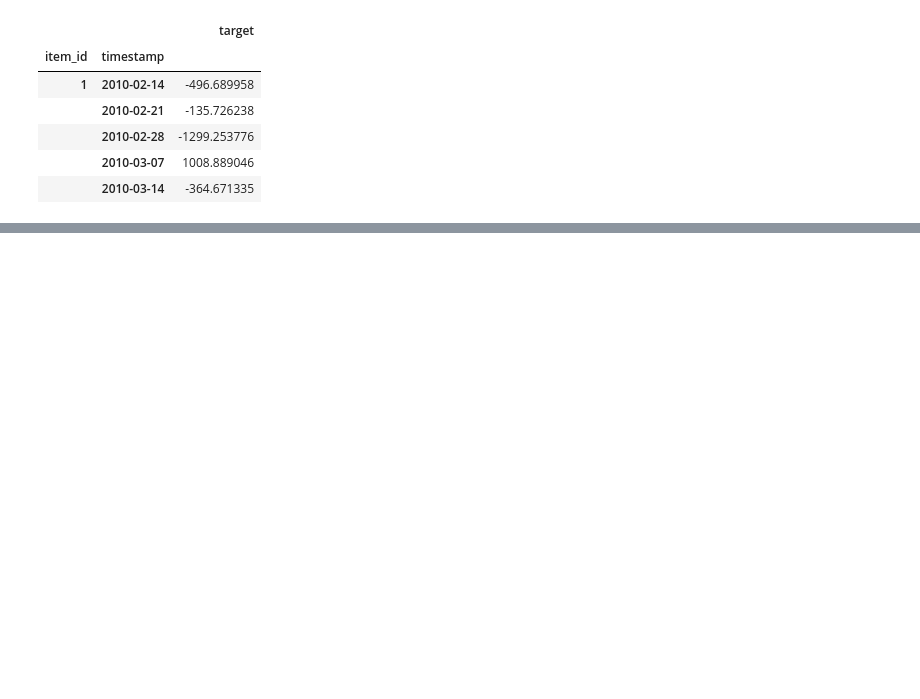
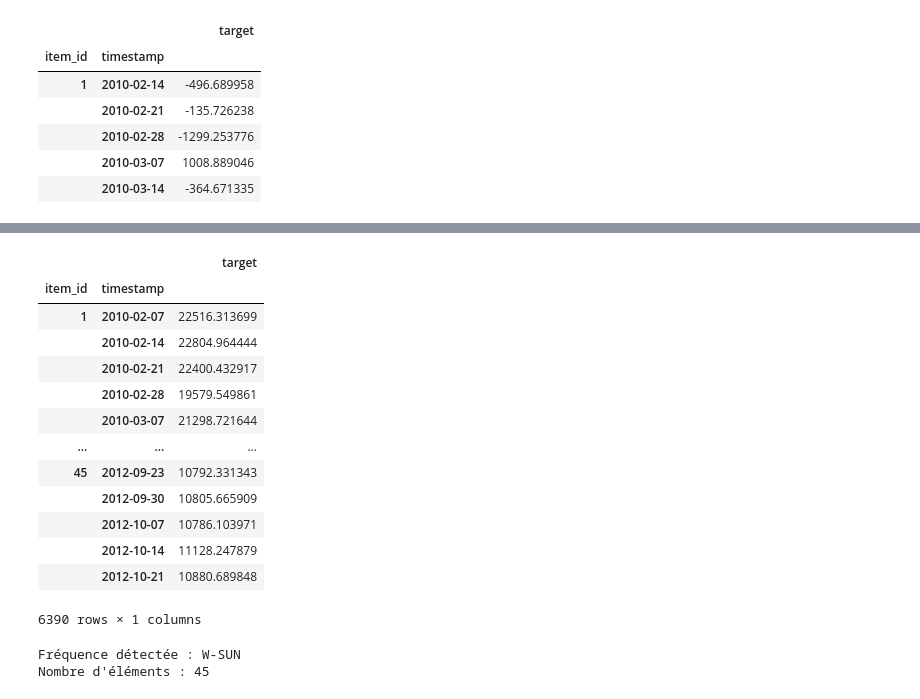
Before and after one commit to jhn-l/OC-P9, a Jupyter notebook: walmart-sales-forecasting.ipynb, the cells around one changed output, grey strips where cells are left out. Saved outputs shown, nothing was run; the diff lists cells and outputs as text; code cells hidden in the pictures; blank space fills up the shorter version.

```diff
--- a/walmart-sales-forecasting.ipynb
+++ b/walmart-sales-forecasting.ipynb
@@ -1507,0 +1675,61 @@ data_test.head()
+# %%
+import pandas as pd
+from autogluon.timeseries import TimeSeriesDataFrame
+
+# Chargement des données depuis un fichier CSV
+df = pd.read_csv("clean_data.csv")
+
+# Conversion des colonnes
+df['timestamp'] = pd.to_datetime(df['Date'], errors='coerce')  # Convertir la colonne des dates
+df['target'] = pd.to_numeric(df['Weekly_Sales'], errors='coerce')  # Convertir les valeurs cibles
+df['item_id'] = df['Store'] if 'Store' in df.columns else 1  # Ajouter un identifiant pour chaque magasin
+
+# Garder uniquement les colonnes nécessaires
+df = df[['item_id', 'timestamp', 'target']].dropna()  # Suppression des valeurs NaN
+df = df.sort_values(by=['item_id', 'timestamp']).reset_index(drop=True)  # Trier les données
+
+# Gérer les doublons : regrouper par item_id et timestamp, et prendre la moyenne des cibles
+df = df.groupby(['item_id', 'timestamp'], as_index=False).agg({'target': 'mean'})
+
+df = df.dropna(subset=['target'])  # Suppression des valeurs NaN
+
+# Rééchantillonnage pour assurer une fréquence régulière
+freq = 'W'  # Fréquence hebdomadaire
+regular_data = []
+
+for item_id, group in df.groupby('item_id'):
+    group = group.set_index('timestamp').asfreq(freq, method='pad')  # Remplir les valeurs manquantes par la dernière valeur
+    group['item_id'] = item_id  # Ajouter la colonne item_id
+    regular_data.append(group.reset_index())
+
+# Combiner les données rééchantillonnées
+df_regular = pd.concat(regular_data, ignore_index=True)
+
+# Convertir en TimeSeriesDataFrame
+ts_df = TimeSeriesDataFrame.from_data_frame(
+    df_regular,
+    id_column="item_id",
+    timestamp_column="timestamp"
+)
+
+# Affichage des informations
+display(ts_df)
+print(f"Fréquence détectée : {ts_df.freq}")
+print(f"Nombre d'éléments : {ts_df.num_items}")
+# %% [output]
+|  |  | target |
+| item_id | timestamp |  |
+| 1 | 2010-02-07 | 22516.313699 |
+|  | 2010-02-14 | 22804.964444 |
+|  | 2010-02-21 | 22400.432917 |
+|  | 2010-02-28 | 19579.549861 |
+|  | 2010-03-07 | 21298.721644 |
+| ... | ... | ... |
+| 45 | 2012-09-23 | 10792.331343 |
+|  | 2012-09-30 | 10805.665909 |
+|  | 2012-10-07 | 10786.103971 |
+|  | 2012-10-14 | 11128.247879 |
+|  | 2012-10-21 | 10880.689848 |
+6390 rows × 1 columns
+Fréquence détectée : W-SUN
+Nombre d'éléments : 45
```
Also changed, not shown: parts of 35 cells of this notebook.
